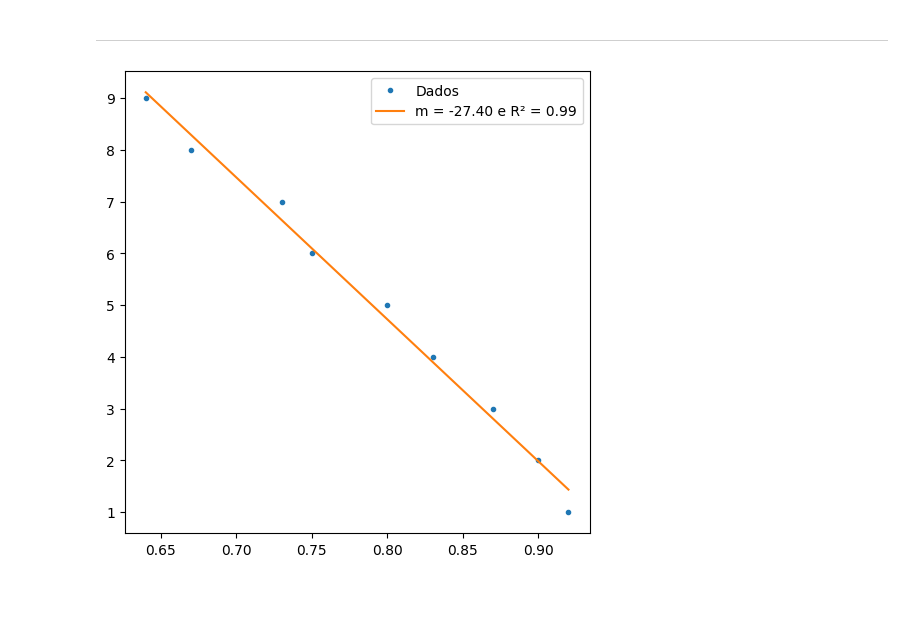
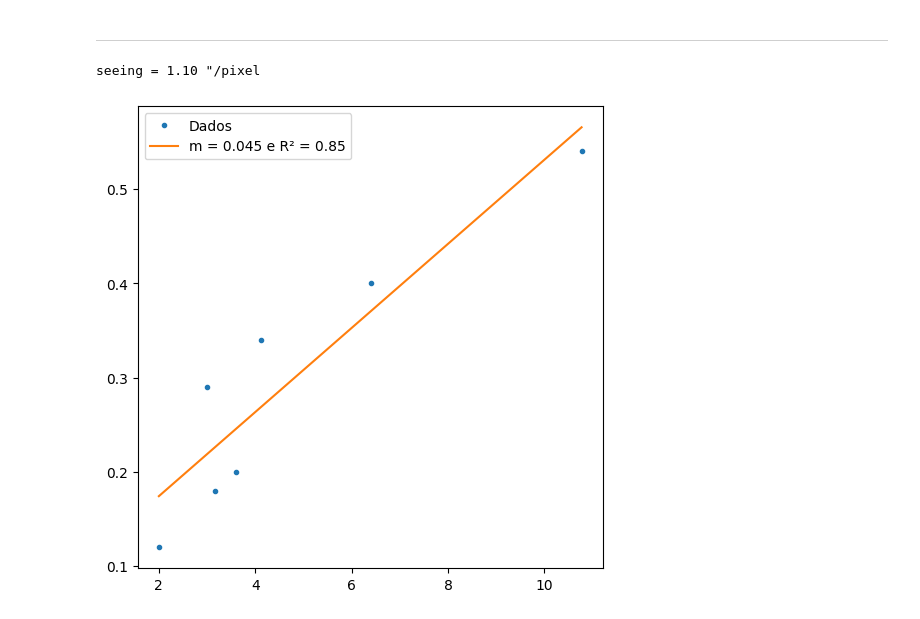
Before and after one commit to lucaspereira1342/Speckle, a Jupyter notebook: speckle_data_reduction.ipynb, the cells around one changed output. Saved outputs shown, nothing was run; the diff lists cells and outputs as text; code cells hidden in the pictures.

Commit message:
Seeing calculation

```diff
--- a/speckle_data_reduction.ipynb
+++ b/speckle_data_reduction.ipynb
@@ -814,23 +818,25 @@ Plate scale calc
 # %% [markdown]
 ----
 # %%
-LE = f''
+LE = r"D:\22abr22\LE\LE_image-12283-6146_O-I.fits"
 
-ydata = np.array([1, 2, 3, 4, 5, 6, 7, 8, 9])
-xdata = np.array([0.92, 0.90, 0.87, 0.83, 0.80, 0.75, 0.73, 0.67, 0.64])
+ydata = np.array([0.54, 0.34, 0.12, 0.18, 0.40, 0.29, 0.20])
+xdata = np.array([10.77, 4.12, 2.00, 3.16, 6.40, 3.00, 3.61])
 
 coef, error, r2_score, Fij = linear_regression(xdata, ydata)
 
 xcalc = np.linspace(xdata.min(), xdata.max(), 100)
 ycalc = Fij(xcalc) @ coef
 
 ep = coef[1]
-seeing = seeing(LE, ep)
+seeing_value = seeing(LE, ep)
+print(f'seeing = {seeing_value:.2f} "/pixel')
 
 plt.figure(figsize=(6, 6))
 plt.plot(xdata, ydata, '.', label='Dados')
-plt.plot(xcalc, ycalc, '-', label=f'm = {coef[1]:.2f} e R² = {r2_score:.2f}')
+plt.plot(xcalc, ycalc, '-', label=f'm = {coef[1]:.3f} e R² = {r2_score:.2f}')
 plt.legend()
 plt.show()
 # %% [output]
+seeing = 1.10 "/pixel
-[figure, old version]
+[figure, new version]
```
Also changed, not shown: parts of 1 cell of this notebook.
